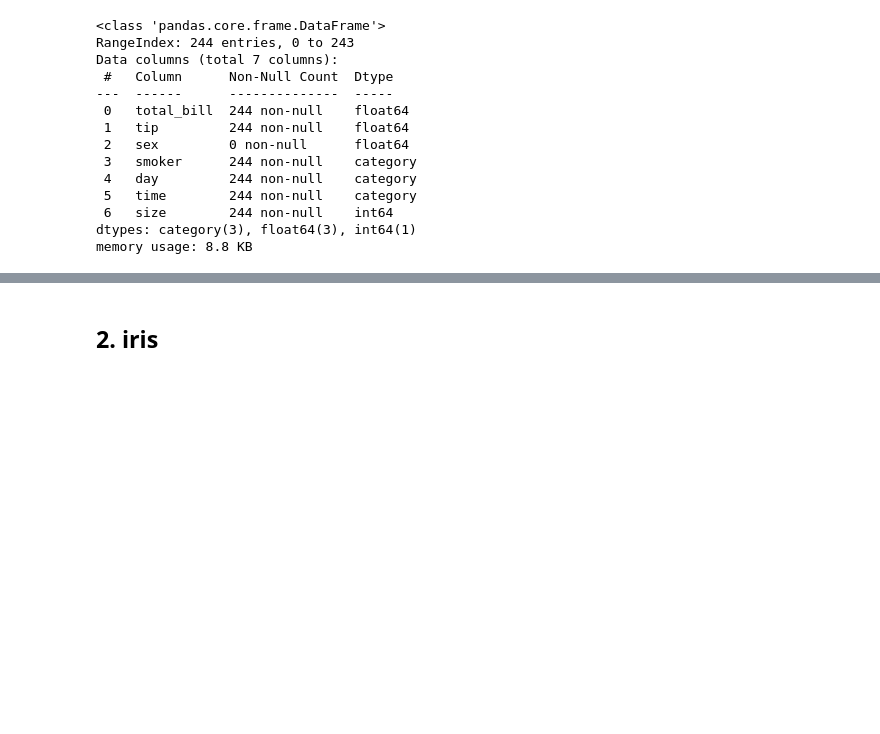
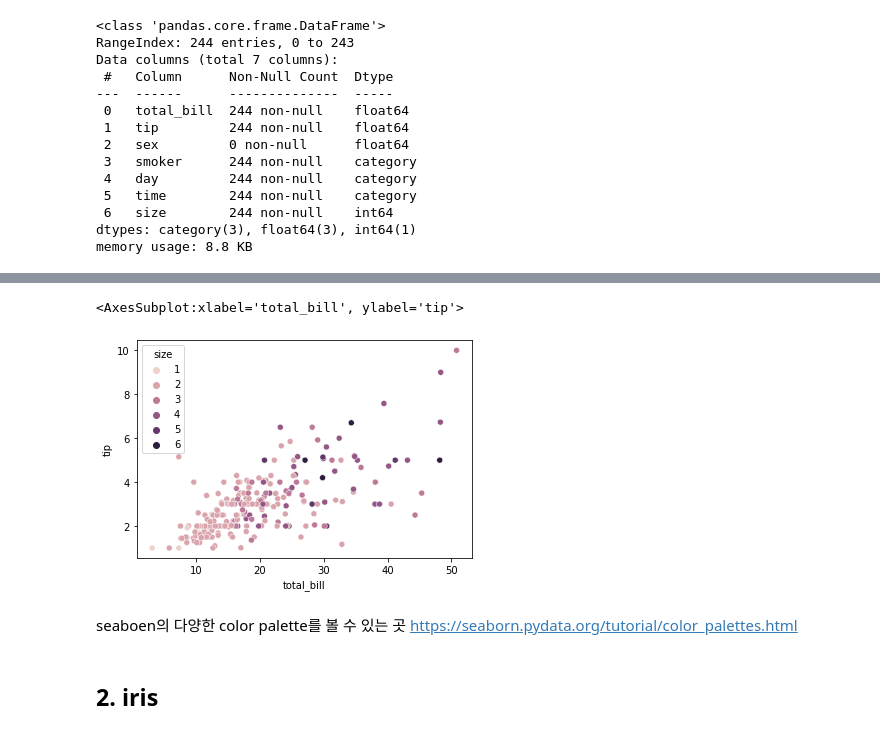
Before and after one commit to genie-lee-beep/Jieun-Lee, a Jupyter notebook: Likelion_bootcamp/Data visualization/Data visualization_matplotlib, seaborn_(iris,tips).ipynb, the cells around one changed output, grey strips where cells are left out. Saved outputs shown, nothing was run; the diff lists cells and outputs as text; code cells hidden in the pictures; blank space fills up the shorter version.

```diff
--- a/Likelion_bootcamp/Data visualization/Data visualization_matplotlib, seaborn_(iris,tips)_210623v.ipynb
+++ b/Likelion_bootcamp/Data visualization/Data visualization_matplotlib, seaborn_(iris,tips).ipynb
@@ -129,3 +143,14 @@ sns.lmplot(x="total_bill", y="tip", data=tips)
+# %%
+# scatterplot
+# 만약 구분되는 값이 범주형이 아닌 실수형이라면? sequesntial palette color로 표현
+# time을 기준으로
+sns.scatterplot(x='total_bill', y='tip', hue = 'size', data= tips) # palette = 'Blue'
+# %% [output]
+<AxesSubplot:xlabel='total_bill', ylabel='tip'>
+[figure, added]
+# %% [markdown]
+seaboen의 다양한 color palette를 볼 수 있는 곳
+https://seaborn.pydata.org/tutorial/color_palettes.html
 # %% [markdown]
 ## 2. iris
 # %%
```
Also changed, not shown: parts of 9 cells of this notebook.
